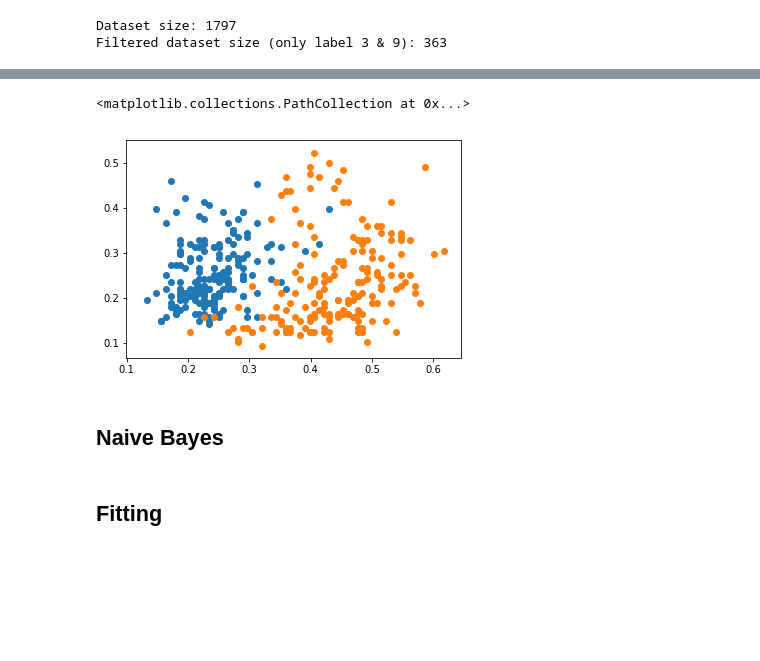
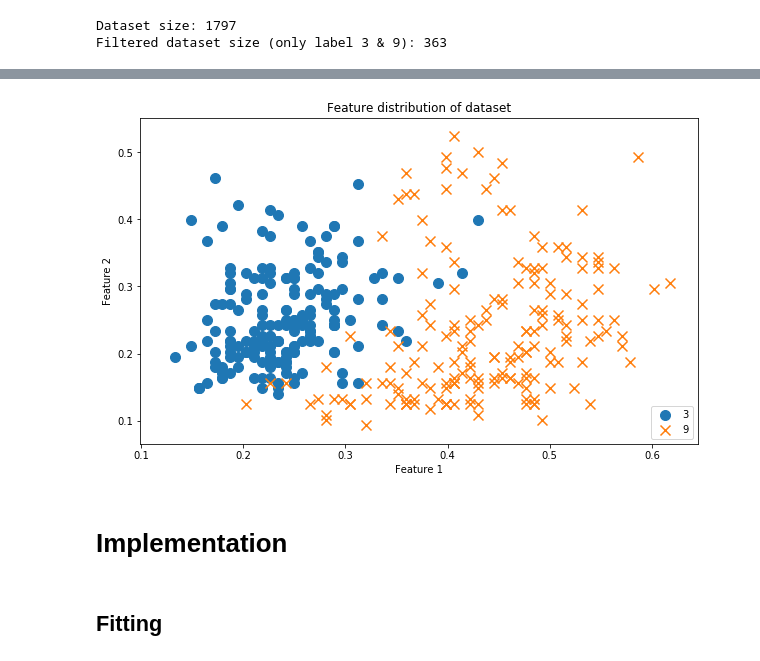
Before and after one commit to Simske/ML, a Jupyter notebook: ex03/naive-bayes.ipynb, the cells around one changed output, grey strips where cells are left out. Cells and saved outputs as stored; diff of their text form; code cells hidden in the pictures; blank space fills up the shorter version.

```diff
--- a/ex03/naive-bayes.ipynb
+++ b/ex03/naive-bayes.ipynb
@@ -49,11 +57,16 @@ x_features = reduce_dim(x_data)
-# %%
-plt.scatter(x_features[mask1,0], x_features[mask1,1])
-plt.scatter(x_features[mask2,0], x_features[mask2,1])
-# %% [output]
-<matplotlib.collections.PathCollection at 0x...>
-[figure, removed]
-# %% [markdown]
-## Naive Bayes
+# %%
+# plot features of data and label with marker/color
+fig, ax = plt.subplots(1,1, figsize=(10,6))
+ax.scatter(x_features[mask1,0], x_features[mask1,1], marker='o', label='3', s=100)
+ax.scatter(x_features[mask2,0], x_features[mask2,1], marker='x', label='9', s=100)
+ax.set_title("Feature distribution of dataset")
+ax.set_xlabel("Feature 1")
+ax.set_ylabel("Feature 2")
+ax.legend(loc='lower right');
+# %% [output]
+[figure, added]
+# %% [markdown]
+# Implementation
 # %% [markdown]
 ## Fitting
 # %%
```
Also changed, not shown: parts of 18 cells of this notebook.
